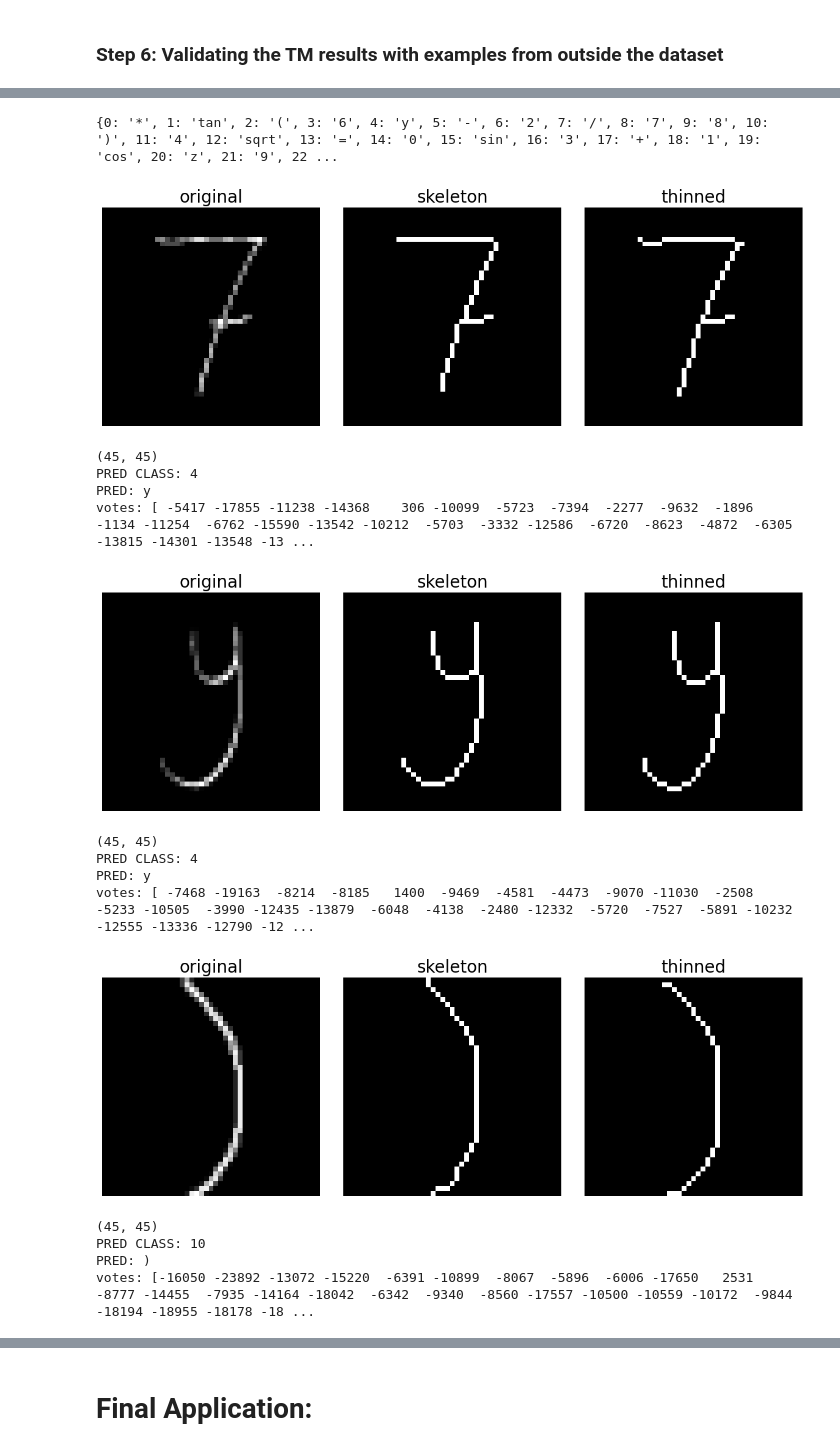
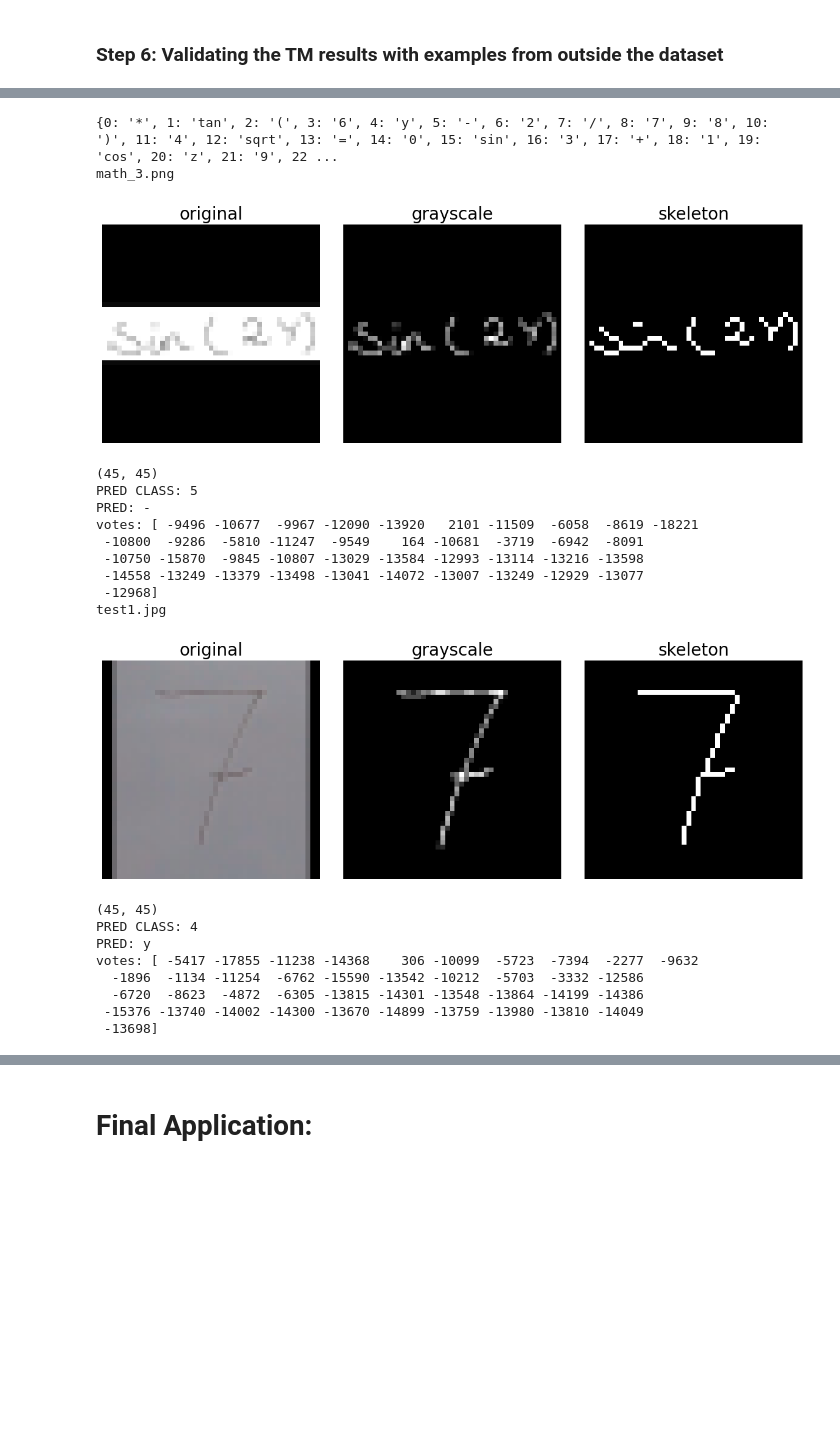
Before and after one commit to EirikVinje/tm-yolo-mathreader, a Jupyter notebook: src/complete_walkthrough.ipynb, the cells around one changed output, grey strips where cells are left out. Cells and saved outputs as stored; diff of their text form; code cells hidden in the pictures; blank space fills up the shorter version.

```diff
--- a/src/complete_walkthrough.ipynb
+++ b/src/complete_walkthrough.ipynb
@@ -624,6 +624,7 @@ from tqdm import tqdm
 def classify_image(test_image_path, data_dir):
     # Load the test image
     test_image_path = os.path.join(data_dir, test_image_path)
+    test_im_copy = cv2.imread(test_image_path)
     test_image = cv2.imread(test_image_path, cv2.IMREAD_GRAYSCALE)
 
     h, w = test_image.shape[:2]
@@ -641,68 +642,77 @@ def classify_image(test_image_path, data_dir):
             pad_horiz = (h - w) // 2
 
         # Pad the image to make it square
+        test_im_copy = cv2.copyMakeBorder(test_im_copy, pad_vert, pad_vert, pad_horiz, pad_horiz, cv2.BORDER_CONSTANT, value=[0, 0, 0])
         test_image = cv2.copyMakeBorder(test_image, pad_vert, pad_vert, pad_horiz, pad_horiz, cv2.BORDER_CONSTANT, value=[0, 0, 0])
 
+    test_im_copy = cv2.resize(test_im_copy, (45, 45), interpolation=cv2.INTER_AREA)
     test_image = cv2.resize(test_image, (45, 45), interpolation=cv2.INTER_AREA)
     skeleton = skeletonize(test_image)
-    thinned_partial = thin(test_image)
+    thinned = thin(test_image)
 
     fig, axes = plt.subplots(nrows=1, ncols=3, figsize=(12, 4), sharex=True, sharey=True)
     ax = axes.ravel()
 
-    ax[0].imshow(test_image, cmap=plt.cm.gray)
+    ax[0].imshow(test_im_copy, cmap=plt.cm.gray)
     ax[0].axis('off')
     ax[0].set_title('original', fontsize=20)
 
-    ax[1].imshow(skeleton, cmap=plt.cm.gray)
+    ax[1].imshow(test_image, cmap=plt.cm.gray)
     ax[1].axis('off')
-    ax[1].set_title('skeleton', fontsize=20)
+    ax[1].set_title('grayscale', fontsize=20)
 
-    ax[2].imshow(thinned_partial, cmap=plt.cm.gray)
+    ax[2].imshow(skeleton, cmap=plt.cm.gray)
     ax[2].axis('off')
-    ax[2].set_title('thinned', fontsize=20)
+    ax[2].set_title('skeleton', fontsize=20)
 
     fig.tight_layout()
     plt.show()
 
     skeleton = skeleton.astype(int)
     print(skeleton.shape)
 
     pred_image = skeleton.flatten()
     #pred_image =  np.where(test_image.reshape((45 * 45)) > 200, 1, 0)
 
     # Predict the class of the test
     predicted_class = predictor.predict(pred_image)
 
     print("PRED CLASS:",predicted_class)
     print("PRED:", class_names_map[predicted_class])
     print("votes:", predictor._inf.get_votes())
 
     return predicted_class
 
+current_dir = os.getcwd()
 class_names_map = {0: '*', 1: 'tan', 2: '(', 3: '6', 4: 'y', 5: '-', 6: '2', 7: '/', 8: '7', 9: '8', 10: ')', 11: '4', 12: 'sqrt', 13: '=', 14: '0', 15: 'sin', 16: '3', 17: '+', 18: '1', 19: 'cos', 20: 'z', 21: '9', 22: 'pi', 23: '5'}
 print(class_names_map)
 
-data_dir_tests = f"{current_dir}/yolo/test_imgs/"
+data_dir_tests = f"{current_dir}/test_imgs/"
 
 for i in os.listdir(data_dir_tests):
-    if i.endswith(".png"):
+    print(i)
+    if i.endswith("png"):
         pass
     classify_image(i, data_dir_tests)
 # %% [output]
 {0: '*', 1: 'tan', 2: '(', 3: '6', 4: 'y', 5: '-', 6: '2', 7: '/', 8: '7', 9: '8', 10: ')', 11: '4', 12: 'sqrt', 13: '=', 14: '0', 15: 'sin', 16: '3', 17: '+', 18: '1', 19: 'cos', 20: 'z', 21: '9', 22 ...
+math_3.png
-[figure, old version]
+[figure, new version]
 (45, 45)
-PRED CLASS: 4
-PRED: y
-votes: [ -5417 -17855 -11238 -14368    306 -10099  -5723  -7394  -2277  -9632  -1896  -1134 -11254  -6762 -15590 -13542 -10212  -5703  -3332 -12586  -6720  -8623  -4872  -6305 -13815 -14301 -13548 -13 ...
+PRED CLASS: 5
+PRED: -
+votes: [ -9496 -10677  -9967 -12090 -13920   2101 -11509  -6058  -8619 -18221
+ -10800  -9286  -5810 -11247  -9549    164 -10681  -3719  -6942  -8091
+ -10750 -15870  -9845 -10807 -13029 -13584 -12993 -13114 -13216 -13598
+ -14558 -13249 -13379 -13498 -13041 -14072 -13007 -13249 -12929 -13077
+ -12968]
+test1.jpg
-[figure, old version]
+[figure, new version]
 (45, 45)
 PRED CLASS: 4
 PRED: y
-votes: [ -7468 -19163  -8214  -8185   1400  -9469  -4581  -4473  -9070 -11030  -2508  -5233 -10505  -3990 -12435 -13879  -6048  -4138  -2480 -12332  -5720  -7527  -5891 -10232 -12555 -13336 -12790 -12 ...
+votes: [ -5417 -17855 -11238 -14368    306 -10099  -5723  -7394  -2277  -9632
+  -1896  -1134 -11254  -6762 -15590 -13542 -10212  -5703  -3332 -12586
+  -6720  -8623  -4872  -6305 -13815 -14301 -13548 -13864 -14199 -14386
+ -15376 -13740 -14002 -14300 -13670 -14899 -13759 -13980 -13810 -14049
+ -13698]
-[figure, removed]
-(45, 45)
-PRED CLASS: 10
-PRED: )
-votes: [-16050 -23892 -13072 -15220  -6391 -10899  -8067  -5896  -6006 -17650   2531  -8777 -14455  -7935 -14164 -18042  -6342  -9340  -8560 -17557 -10500 -10559 -10172  -9844 -18194 -18955 -18178 -18 ...
```
Also changed, not shown: parts of 8 cells of this notebook, 6 other files.
